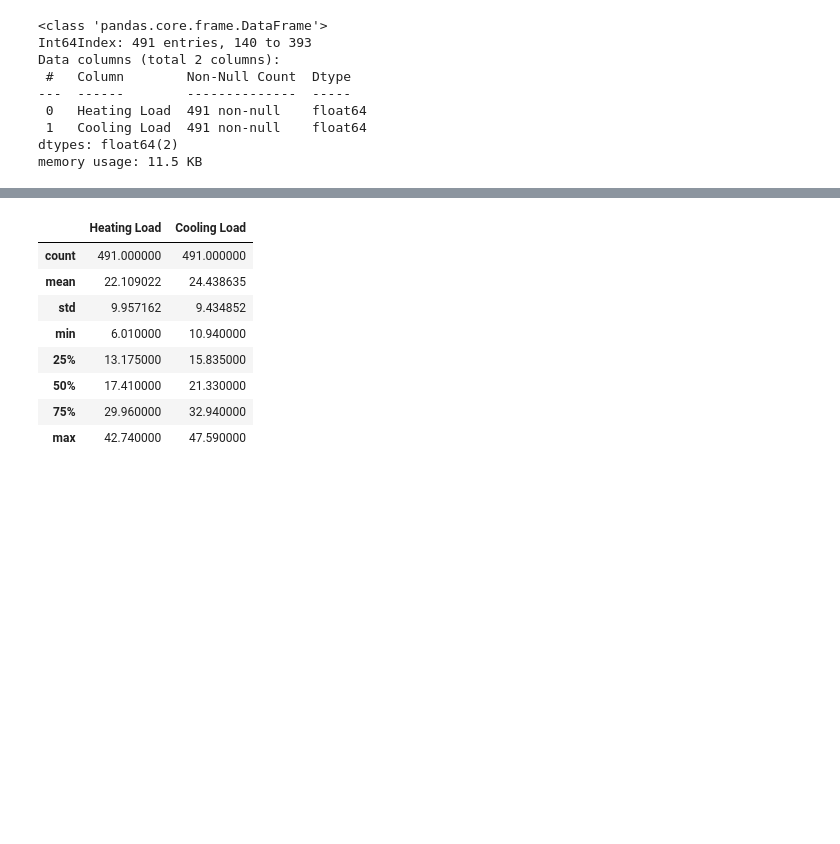
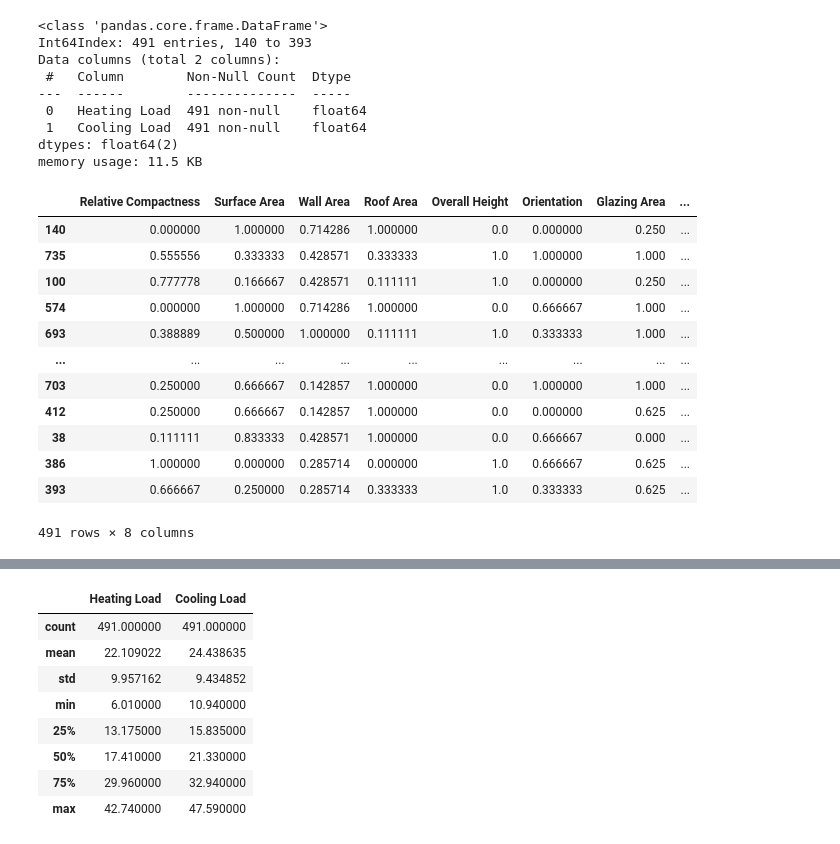
Before and after one commit to Utkarsh736/Energy_Efficiency, a Jupyter notebook: energy-efficiency-prediction.ipynb, the cells around one changed output, grey strips where cells are left out. Cells and saved outputs as stored; diff of their text form; code cells hidden in the pictures; blank space fills up the shorter version.

```diff
--- a/energy-efficiency-prediction.ipynb
+++ b/energy-efficiency-prediction.ipynb
@@ -164,3 +149,19 @@ Data columns (total 2 columns):
  1   Cooling Load  491 non-null    float64
 dtypes: float64(2)
 memory usage: 11.5 KB
+# %%
+train_inputs
+# %% [output]
+|  | Relative Compactness | Surface Area | Wall Area | Roof Area | Overall Height | Orientation | Glazing Area | ... |
+| 140 | 0.000000 | 1.000000 | 0.714286 | 1.000000 | 0.0 | 0.000000 | 0.250 | ... |
+| 735 | 0.555556 | 0.333333 | 0.428571 | 0.333333 | 1.0 | 1.000000 | 1.000 | ... |
+| 100 | 0.777778 | 0.166667 | 0.428571 | 0.111111 | 1.0 | 0.000000 | 0.250 | ... |
+| 574 | 0.000000 | 1.000000 | 0.714286 | 1.000000 | 0.0 | 0.666667 | 1.000 | ... |
+| 693 | 0.388889 | 0.500000 | 1.000000 | 0.111111 | 1.0 | 0.333333 | 1.000 | ... |
+| ... | ... | ... | ... | ... | ... | ... | ... | ... |
+| 703 | 0.250000 | 0.666667 | 0.142857 | 1.000000 | 0.0 | 1.000000 | 1.000 | ... |
+| 412 | 0.250000 | 0.666667 | 0.142857 | 1.000000 | 0.0 | 0.000000 | 0.625 | ... |
+| 38 | 0.111111 | 0.833333 | 0.428571 | 1.000000 | 0.0 | 0.666667 | 0.000 | ... |
+| 386 | 1.000000 | 0.000000 | 0.285714 | 0.000000 | 1.0 | 0.666667 | 0.625 | ... |
+| 393 | 0.666667 | 0.250000 | 0.285714 | 0.333333 | 1.0 | 0.333333 | 0.625 | ... |
+491 rows × 8 columns
```
Also changed, not shown: parts of 4 cells of this notebook.
